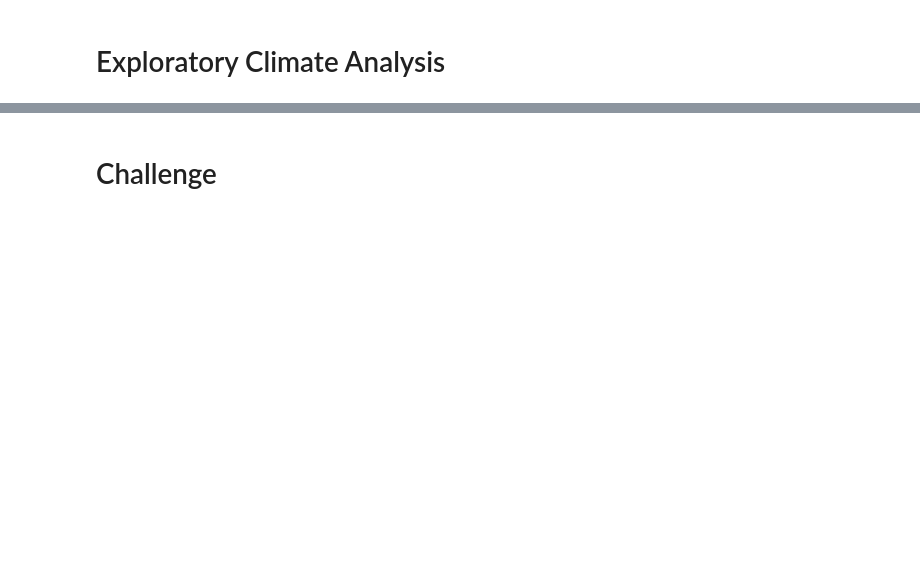
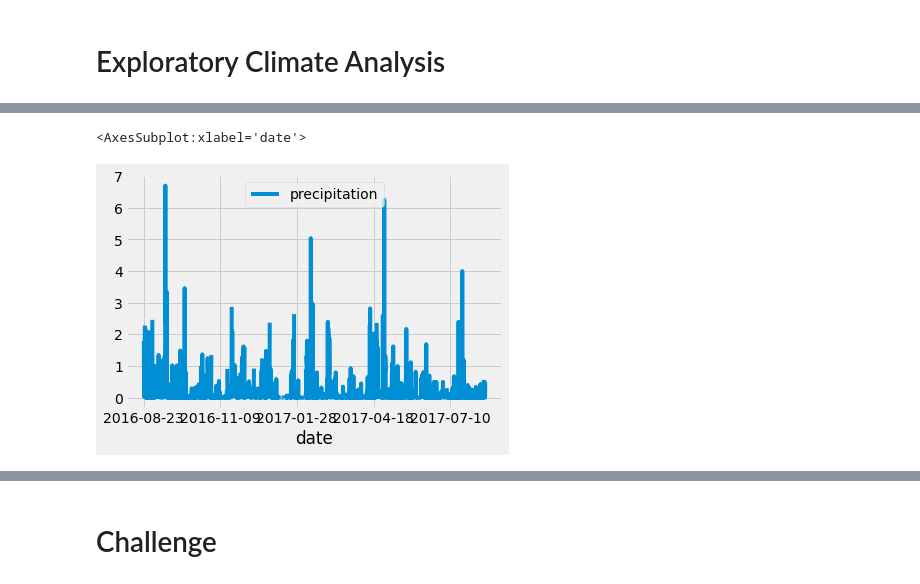
Before and after one commit to jose-perth/surfs_up, a Jupyter notebook: climate_analysis.ipynb, the cells around one changed output, grey strips where cells are left out. Drawn from its saved outputs; the diff is of its cells as text; code cells hidden in the pictures; blank space fills up the shorter version.

```diff
--- a/climate_analysis.ipynb
+++ b/climate_analysis.ipynb
@@ -35,17 +51,18 @@ Station = Base.classes.station
 # %%
 # Create our session (link) from Python to the DB
+session = Session(engine)
 # %% [markdown]
 # Exploratory Climate Analysis
 # %%
 # Design a query to retrieve the last 12 months of precipitation data and plot the results.
 #Starting from the last data point in the database.
+last_year = dt.date(2017, 8, 23)
 
 # Calculate the date one year from the last date in data set.
+prev_year = last_year - dt.timedelta(days=365)
 
 # Perform a query to retrieve the data and precipitation scores
+results = session.query(Measurement.date, Measurement.prcp).filter(Measurement.date >= prev_year).all()
 
-# Save the query results as a Pandas DataFrame and set the index to the date column
-
-# Sort the dataframe by date
-
-# Use Pandas Plotting with Matplotlib to plot the data
+for x in results:
+    print(x)
@@ -52,2 +87,17 @@ Station = Base.classes.station
+# %%
+# Save the query results as a Pandas DataFrame and set the index to the date column
+df = pd.DataFrame(results, columns=['date','precipitation'])
+df.set_index(df['date'], inplace=True)
+#print(df.to_string(index=False))
+
+# Sort the dataframe by date
+df.sort_index(inplace=True)
+#print(df.to_string(index=False))
+
+# Use Pandas Plotting with Matplotlib to plot the data
+df.plot()
+# %% [output]
+<AxesSubplot:xlabel='date'>
+[figure, added]
 # %%
 # Use Pandas to calcualte the summary statistics for the precipitation data
```
Also changed, not shown: parts of 9 cells of this notebook.
